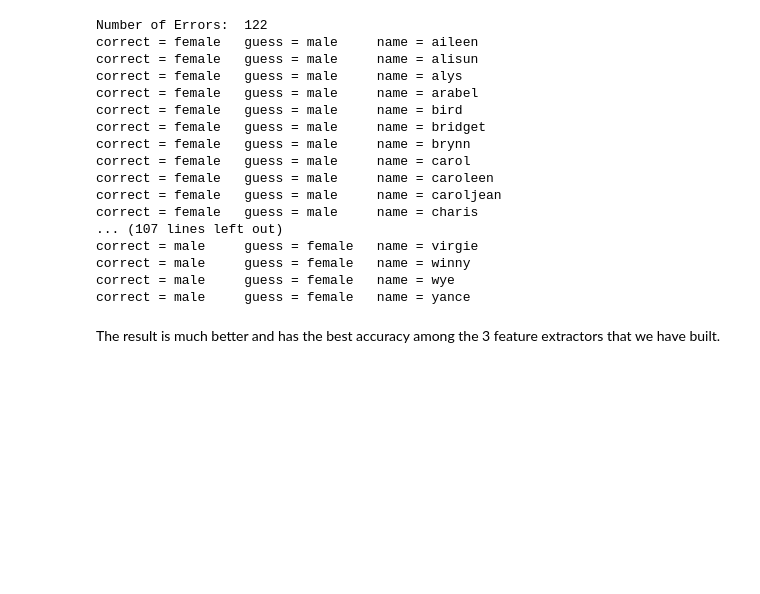
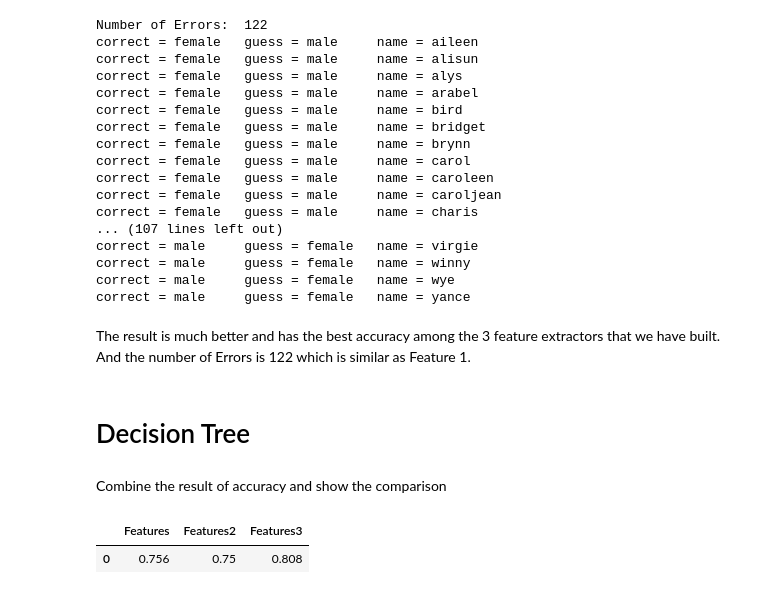
Before and after one commit to mharrisonbaker/DATA620, a Jupyter notebook: Project3.ipynb, the cells around one changed output. Drawn from its saved outputs; the diff is of its cells as text; code cells hidden in the pictures; blank space fills up the shorter version.

```diff
--- a/Project3.ipynb
+++ b/Project3.ipynb
@@ -211,8 +221,6 @@ def gender_features3(name):
         features["has({})".format(letter)] = (letter in name.lower())
     features["suffix2"] = name[-2:].lower()
     features["suffix3"] = name[-3:].lower()
-    features["prefix2"] = name[:2].lower()
-    features["prefix3"] = name[:3].lower()
     return features
 # %%
 train_featuresets3 = [(gender_features3(n), g) for (n, g) in train_set]
@@ -255,4 +263,6 @@ correct = male     guess = female   name = winny
 correct = male     guess = female   name = wye
 correct = male     guess = female   name = yance
 # %% [markdown]
-The result is much better and has the best accuracy among the 3 feature extractors that we have built.
+The result is much better and has the best accuracy among the 3 feature extractors that we have built. And the number of Errors is 122 which is similar as Feature 1.
+# %% [markdown]
+# Decision Tree
@@ -258,0 +271,13 @@ The result is much better and has the best accuracy among the 3 feature extracto
+# %% [markdown]
+Combine the result of accuracy and show the comparison
+# %%
+accuracy_dev_test_df = pd.DataFrame()
+accuracy_dev_test_df = accuracy_dev_test_df.append({
+    "Features": nltk.classify.accuracy(classifier, devtest_featuresets),
+    "Features2": nltk.classify.accuracy(classifier2, devtest_featuresets2),
+    "Features3": nltk.classify.accuracy(classifier3, devtest_featuresets3)
+    }, ignore_index=True)
+accuracy_dev_test_df
+# %% [output]
+|  | Features | Features2 | Features3 |
+| 0 | 0.756 | 0.75 | 0.808 |
```
Also changed, not shown: parts of 16 cells of this notebook.
